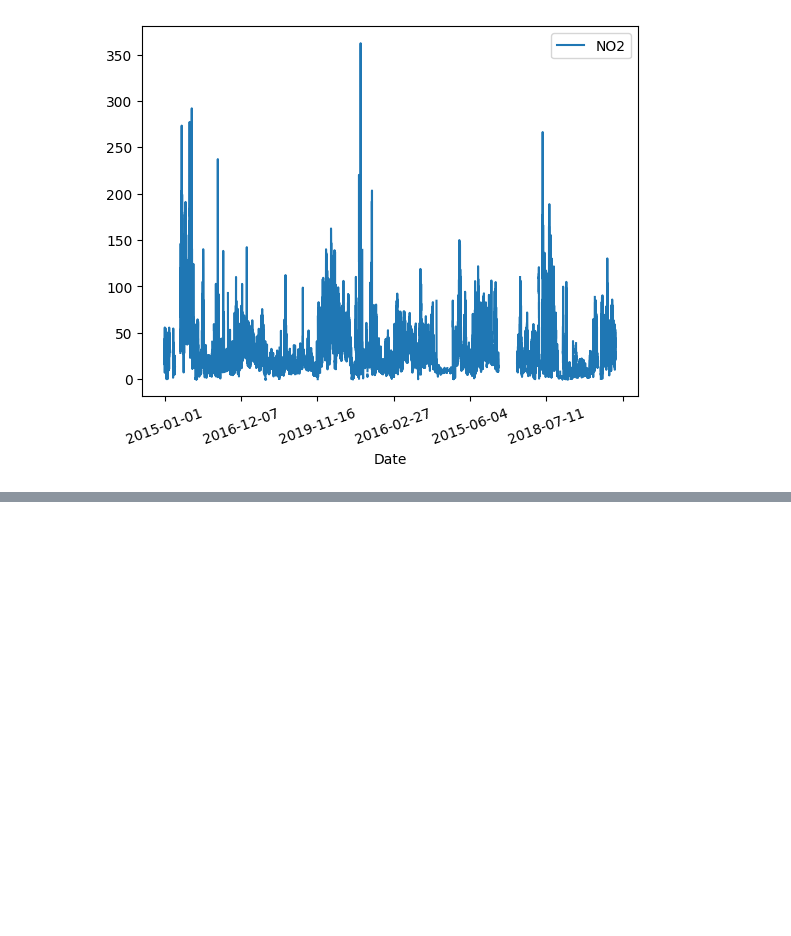
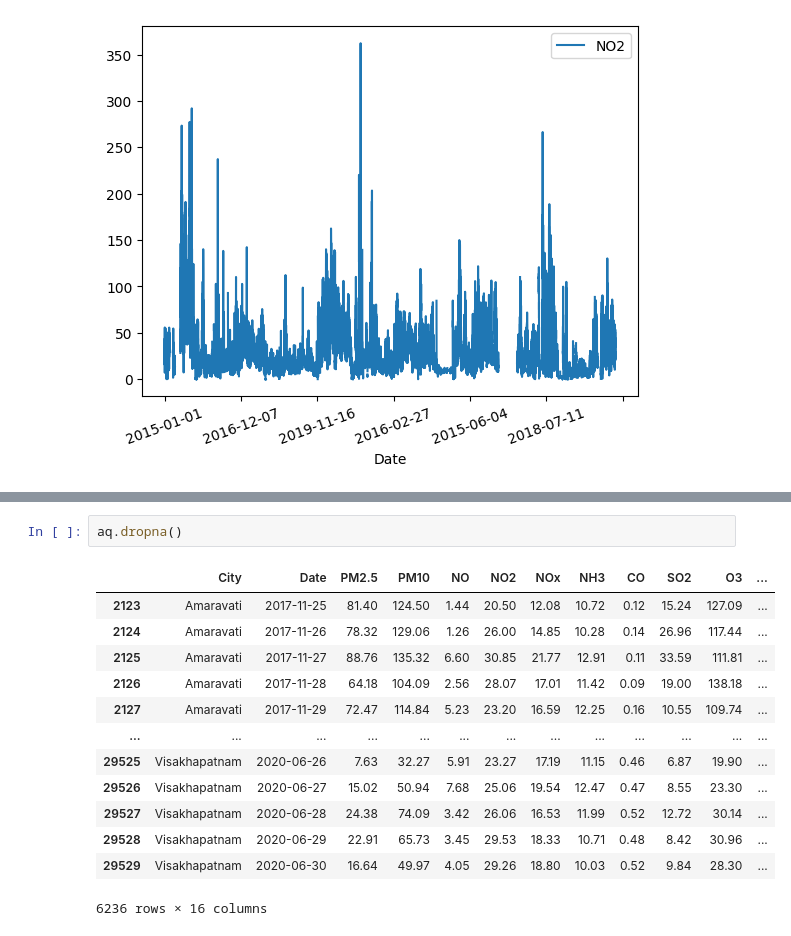
Before and after one commit to golubnichiy/big_data_092925, a Jupyter notebook: day_02.ipynb, the cells around one changed output, grey strips where cells are left out. Saved outputs shown, nothing was run; the diff lists cells and outputs as text; blank space fills up the shorter version.

```diff
--- a/day_02.ipynb
+++ b/day_02.ipynb
@@ -79,0 +184,16 @@ plt.show()
+# %%
+aq.dropna()
+# %% [output]
+|  | City | Date | PM2.5 | PM10 | NO | NO2 | NOx | NH3 | CO | SO2 | O3 | ... |
+| 2123 | Amaravati | 2017-11-25 | 81.40 | 124.50 | 1.44 | 20.50 | 12.08 | 10.72 | 0.12 | 15.24 | 127.09 | ... |
+| 2124 | Amaravati | 2017-11-26 | 78.32 | 129.06 | 1.26 | 26.00 | 14.85 | 10.28 | 0.14 | 26.96 | 117.44 | ... |
+| 2125 | Amaravati | 2017-11-27 | 88.76 | 135.32 | 6.60 | 30.85 | 21.77 | 12.91 | 0.11 | 33.59 | 111.81 | ... |
+| 2126 | Amaravati | 2017-11-28 | 64.18 | 104.09 | 2.56 | 28.07 | 17.01 | 11.42 | 0.09 | 19.00 | 138.18 | ... |
+| 2127 | Amaravati | 2017-11-29 | 72.47 | 114.84 | 5.23 | 23.20 | 16.59 | 12.25 | 0.16 | 10.55 | 109.74 | ... |
+| ... | ... | ... | ... | ... | ... | ... | ... | ... | ... | ... | ... | ... |
+| 29525 | Visakhapatnam | 2020-06-26 | 7.63 | 32.27 | 5.91 | 23.27 | 17.19 | 11.15 | 0.46 | 6.87 | 19.90 | ... |
+| 29526 | Visakhapatnam | 2020-06-27 | 15.02 | 50.94 | 7.68 | 25.06 | 19.54 | 12.47 | 0.47 | 8.55 | 23.30 | ... |
+| 29527 | Visakhapatnam | 2020-06-28 | 24.38 | 74.09 | 3.42 | 26.06 | 16.53 | 11.99 | 0.52 | 12.72 | 30.14 | ... |
+| 29528 | Visakhapatnam | 2020-06-29 | 22.91 | 65.73 | 3.45 | 29.53 | 18.33 | 10.71 | 0.48 | 8.42 | 30.96 | ... |
+| 29529 | Visakhapatnam | 2020-06-30 | 16.64 | 49.97 | 4.05 | 29.26 | 18.80 | 10.03 | 0.52 | 9.84 | 28.30 | ... |
+6236 rows × 16 columns
```
Also changed, not shown: parts of 11 cells of this notebook, 1 other file.
